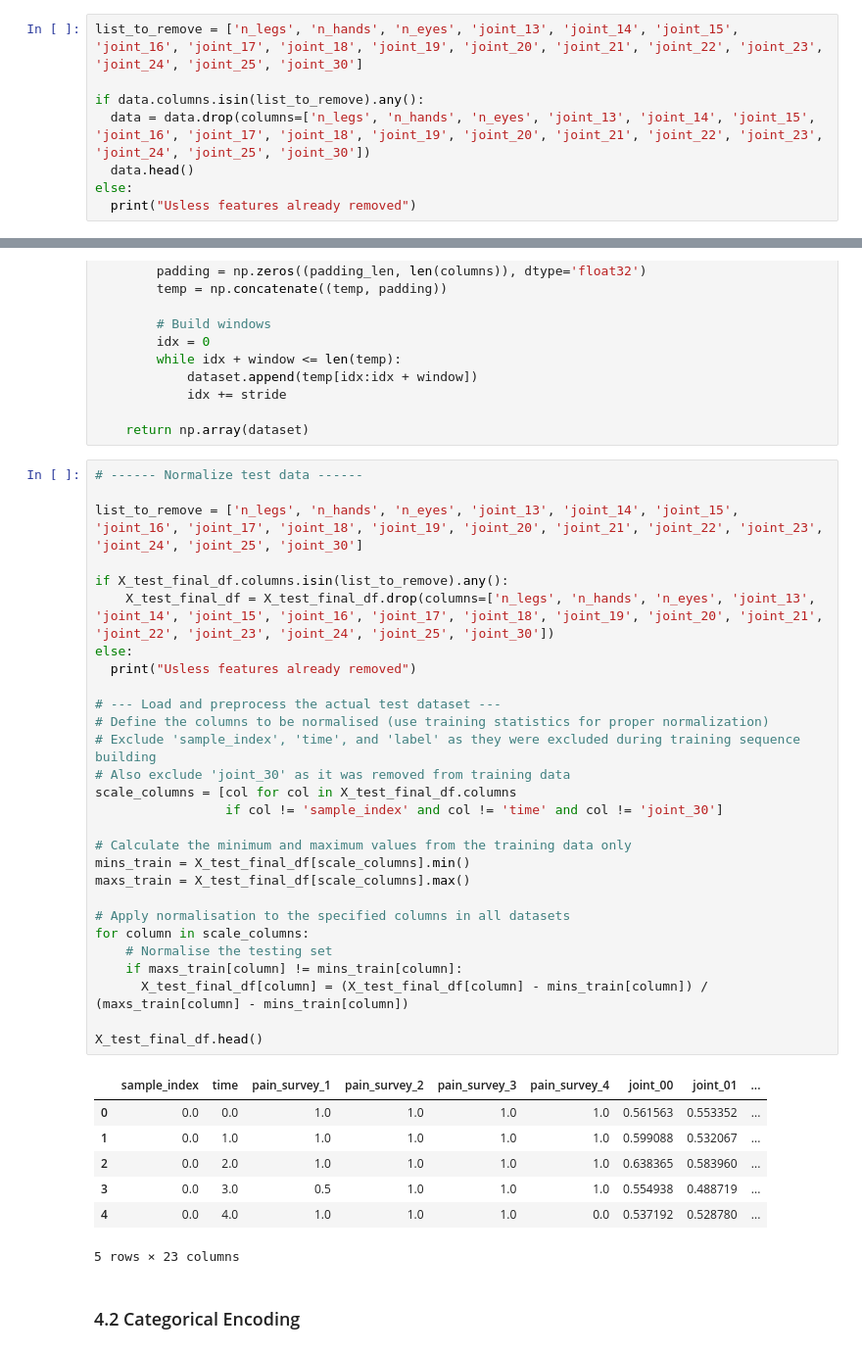
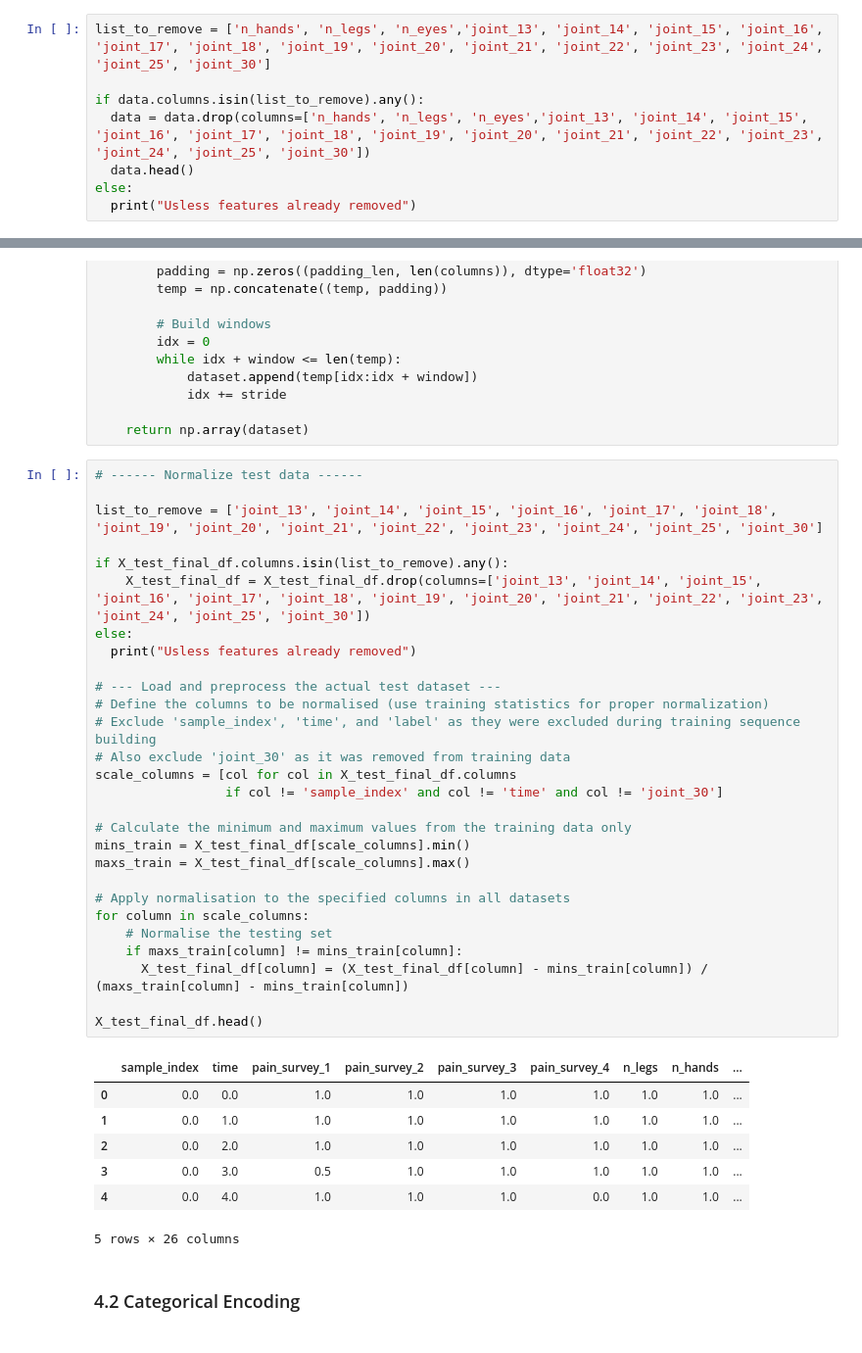
Before and after one commit to Relo02/Artificial-neural-networks-and-deep-learning-, a Jupyter notebook: ANN_Challange_Conv_Emb.ipynb, the cells around one changed output, grey strips where cells are left out. Shown at 98% size. Saved outputs shown, nothing was run; the diff lists cells and outputs as text.

```diff
--- a/ANN_Challange_Conv_Emb.ipynb
+++ b/ANN_Challange_Conv_Emb.ipynb
@@ -367,10 +325,10 @@ data.describe()
 | max | 660.000000 | 159.000000 | 2.000000 | 2.000000 | 2.000000 | 2.000000 | 2.000000 | 2.000000 | ... |
 8 rows × 40 columns
 # %%
-list_to_remove = ['n_legs', 'n_hands', 'n_eyes', 'joint_13', 'joint_14', 'joint_15', 'joint_16', 'joint_17', 'joint_18', 'joint_19', 'joint_20', 'joint_21', 'joint_22', 'joint_23', 'joint_24', 'joint_25', 'joint_30']
+list_to_remove = ['n_hands', 'n_legs', 'n_eyes','joint_13', 'joint_14', 'joint_15', 'joint_16', 'joint_17', 'joint_18', 'joint_19', 'joint_20', 'joint_21', 'joint_22', 'joint_23', 'joint_24', 'joint_25', 'joint_30']
 
 if data.columns.isin(list_to_remove).any():
-  data = data.drop(columns=['n_legs', 'n_hands', 'n_eyes', 'joint_13', 'joint_14', 'joint_15', 'joint_16', 'joint_17', 'joint_18', 'joint_19', 'joint_20', 'joint_21', 'joint_22', 'joint_23', 'joint_24', 'joint_25', 'joint_30'])
+  data = data.drop(columns=['n_hands', 'n_legs', 'n_eyes','joint_13', 'joint_14', 'joint_15', 'joint_16', 'joint_17', 'joint_18', 'joint_19', 'joint_20', 'joint_21', 'joint_22', 'joint_23', 'joint_24', 'joint_25', 'joint_30'])
   data.head()
 else:
   print("Usless features already removed")
@@ -541,39 +499,39 @@ def build_sequences_test(df, window=200, stride=200):
 # %%
 # ------ Normalize test data ------
 
-list_to_remove = ['n_legs', 'n_hands', 'n_eyes', 'joint_13', 'joint_14', 'joint_15', 'joint_16', 'joint_17', 'joint_18', 'joint_19', 'joint_20', 'joint_21', 'joint_22', 'joint_23', 'joint_24', 'joint_25', 'joint_30']
+list_to_remove = ['joint_13', 'joint_14', 'joint_15', 'joint_16', 'joint_17', 'joint_18', 'joint_19', 'joint_20', 'joint_21', 'joint_22', 'joint_23', 'joint_24', 'joint_25', 'joint_30']
 
 if X_test_final_df.columns.isin(list_to_remove).any():
-    X_test_final_df = X_test_final_df.drop(columns=['n_legs', 'n_hands', 'n_eyes', 'joint_13', 'joint_14', 'joint_15', 'joint_16', 'joint_17', 'joint_18', 'joint_19', 'joint_20', 'joint_21', 'joint_22', 'joint_23', 'joint_24', 'joint_25', 'joint_30'])
+    X_test_final_df = X_test_final_df.drop(columns=['joint_13', 'joint_14', 'joint_15', 'joint_16', 'joint_17', 'joint_18', 'joint_19', 'joint_20', 'joint_21', 'joint_22', 'joint_23', 'joint_24', 'joint_25', 'joint_30'])
 else:
   print("Usless features already removed")
 
 # --- Load and preprocess the actual test dataset ---
 # Define the columns to be normalised (use training statistics for proper normalization)
 # Exclude 'sample_index', 'time', and 'label' as they were excluded during training sequence building
 # Also exclude 'joint_30' as it was removed from training data
 scale_columns = [col for col in X_test_final_df.columns
                  if col != 'sample_index' and col != 'time' and col != 'joint_30']
 
 # Calculate the minimum and maximum values from the training data only
 mins_train = X_test_final_df[scale_columns].min()
 maxs_train = X_test_final_df[scale_columns].max()
 
 # Apply normalisation to the specified columns in all datasets
 for column in scale_columns:
     # Normalise the testing set
     if maxs_train[column] != mins_train[column]:
       X_test_final_df[column] = (X_test_final_df[column] - mins_train[column]) / (maxs_train[column] - mins_train[column])
 
 X_test_final_df.head()
 # %% [output]
-|  | sample_index | time | pain_survey_1 | pain_survey_2 | pain_survey_3 | pain_survey_4 | joint_00 | joint_01 | ... |
-| 0 | 0.0 | 0.0 | 1.0 | 1.0 | 1.0 | 1.0 | 0.561563 | 0.553352 | ... |
-| 1 | 0.0 | 1.0 | 1.0 | 1.0 | 1.0 | 1.0 | 0.599088 | 0.532067 | ... |
-| 2 | 0.0 | 2.0 | 1.0 | 1.0 | 1.0 | 1.0 | 0.638365 | 0.583960 | ... |
-| 3 | 0.0 | 3.0 | 0.5 | 1.0 | 1.0 | 1.0 | 0.554938 | 0.488719 | ... |
-| 4 | 0.0 | 4.0 | 1.0 | 1.0 | 1.0 | 0.0 | 0.537192 | 0.528780 | ... |
+|  | sample_index | time | pain_survey_1 | pain_survey_2 | pain_survey_3 | pain_survey_4 | n_legs | n_hands | ... |
+| 0 | 0.0 | 0.0 | 1.0 | 1.0 | 1.0 | 1.0 | 1.0 | 1.0 | ... |
+| 1 | 0.0 | 1.0 | 1.0 | 1.0 | 1.0 | 1.0 | 1.0 | 1.0 | ... |
+| 2 | 0.0 | 2.0 | 1.0 | 1.0 | 1.0 | 1.0 | 1.0 | 1.0 | ... |
+| 3 | 0.0 | 3.0 | 0.5 | 1.0 | 1.0 | 1.0 | 1.0 | 1.0 | ... |
+| 4 | 0.0 | 4.0 | 1.0 | 1.0 | 1.0 | 0.0 | 1.0 | 1.0 | ... |
-5 rows × 23 columns
+5 rows × 26 columns
 # %% [markdown]
 ### 4.2 Categorical Encoding
 # %%
```
Also changed, not shown: parts of 47 cells of this notebook, 11 other files.
